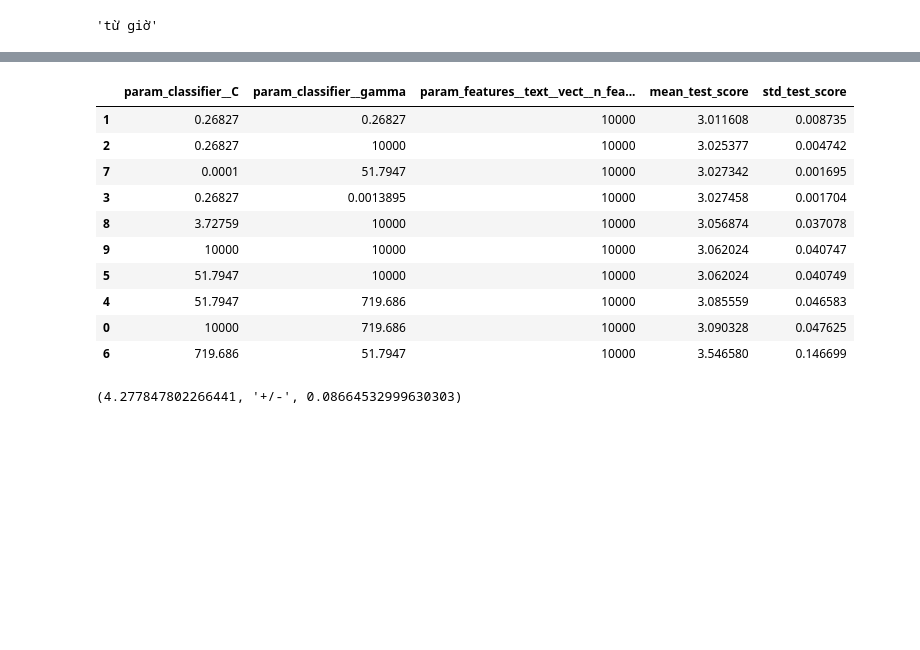
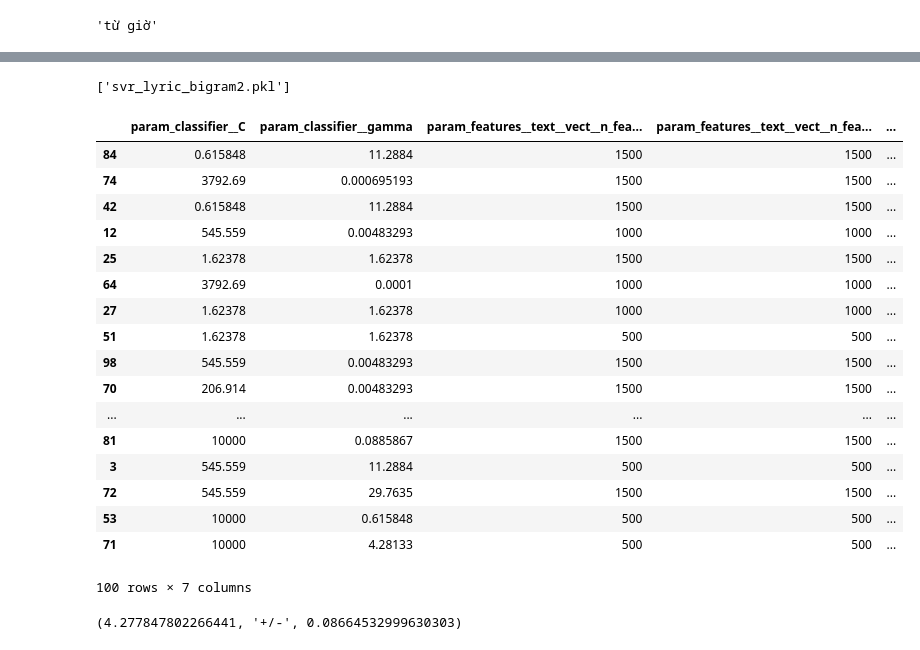
Before and after one commit to vuthede/zalo-hit-song-prediction, a Jupyter notebook: Members/Ben/BenLyrics.ipynb, the cells around one changed output, grey strips where cells are left out. Saved outputs shown, nothing was run; the diff lists cells and outputs as text; code cells hidden in the pictures; blank space fills up the shorter version.

Commit message:
added 2.9 RMSE lyric feature and source

```diff
--- a/Members/Ben/BenLyrics.ipynb
+++ b/Members/Ben/BenLyrics.ipynb
@@ -141,9 +141,9 @@ rmse_scorer = make_scorer(rmse, greater_is_better=False)
 #http://scikit-learn.org/stable/auto_examples/svm/plot_separating_hyperplane_unbalanced.html
 model=SVR(kernel="rbf", C=np.logspace(-4, 4, 8))
 model_lc="classifier__gamma"
-values = np.logspace(-4, 4, 4)
+values = np.logspace(-4, 4, 20)
 model_lc_2 = "classifier__C"
-values2 =  np.logspace(-4, 4, 8)[0:4]
+values2 = np.logspace(-4, 4, 20)
 
 
 model_pipeline = Pipeline([
@@ -153,8 +153,8 @@ model_pipeline = Pipeline([
 
 #param_range = np.logspace(1, 10, 5)
 
-parameters = {'features__text__vect__n_features': np.array([1e3,1e4,1e5]).astype('int64'),
-              'features__text__vect__ngram_range': [(1,1)],# [(1,1), (1, 2),], # try bigrams or unigrams
+parameters = {'features__text__vect__n_features': np.array([0.5e3, 1e3,1.5e3]).astype('int64'),
+              'features__text__vect__ngram_range': [(1,1), (1,2)],# [(1,1), (1, 2),], # try bigrams or unigrams
               model_lc: values,
               model_lc_2:values2,
              }
@@ -167,7 +167,7 @@ gs_clf = RandomizedSearchCV(model_pipeline,
                       n_jobs=-1,
                       return_train_score=False,
                       error_score='raise',
-                      n_iter=10,
+                      n_iter=100,
                       verbose=10
                     )
 
@@ -177,5 +177,5 @@ gs_clf.fit(df_train, df_train.label)
 
 print(gs_clf.cv_results_['mean_test_score'][gs_clf.best_index_], "+/-" ,gs_clf.cv_results_['std_test_score'][gs_clf.best_index_])
 print(gs_clf.best_score_, gs_clf.best_params_)
-pd.DataFrame(gs_clf.cv_results_).to_csv('svr_lyric_unigram2.csv')
+pd.DataFrame(gs_clf.cv_results_).to_csv('svr_lyric_bigram2.csv')
 # %% [output]
@@ -201,0 +202,5 @@ pd.DataFrame(gs_clf.cv_results_).to_csv('svr_lyric_unigram.csv')
+# %%
+from sklearn.externals import joblib
+joblib.dump(gs_clf.best_estimator_, 'svr_lyric_bigram2.pkl')
+# %% [output]
+['svr_lyric_bigram2.pkl']
@@ -202,17 +209,24 @@ pd.DataFrame(gs_clf.cv_results_).to_csv('svr_lyric_unigram.csv')
 # %%
-pd.DataFrame(gs_clf.cv_results_)[['param_classifier__C','param_classifier__gamma', 'param_features__text__vect__n_features','mean_test_score', 'std_test_score']].sort_values('mean_test_score')
+pd.DataFrame(gs_clf.cv_results_)[['param_classifier__C','param_classifier__gamma', 'param_features__text__vect__n_features', 'param_features__text__vect__n_features', 'param_features__text__vect__ngram_range','mean_test_score', 'std_test_score']].sort_values('mean_test_score', ascending=False)
 # %% [output]
-|  | param_classifier__C | param_classifier__gamma | param_features__text__vect__n_fea... | mean_test_score | std_test_score |
-| 1 | 0.26827 | 0.26827 | 10000 | 3.011608 | 0.008735 |
-| 2 | 0.26827 | 10000 | 10000 | 3.025377 | 0.004742 |
-| 7 | 0.0001 | 51.7947 | 10000 | 3.027342 | 0.001695 |
-| 3 | 0.26827 | 0.0013895 | 10000 | 3.027458 | 0.001704 |
-| 8 | 3.72759 | 10000 | 10000 | 3.056874 | 0.037078 |
-| 9 | 10000 | 10000 | 10000 | 3.062024 | 0.040747 |
-| 5 | 51.7947 | 10000 | 10000 | 3.062024 | 0.040749 |
-| 4 | 51.7947 | 719.686 | 10000 | 3.085559 | 0.046583 |
-| 0 | 10000 | 719.686 | 10000 | 3.090328 | 0.047625 |
-| 6 | 719.686 | 51.7947 | 10000 | 3.546580 | 0.146699 |
+|  | param_classifier__C | param_classifier__gamma | param_features__text__vect__n_fea... | param_features__text__vect__n_fea... | ... |
+| 84 | 0.615848 | 11.2884 | 1500 | 1500 | ... |
+| 74 | 3792.69 | 0.000695193 | 1500 | 1500 | ... |
+| 42 | 0.615848 | 11.2884 | 1500 | 1500 | ... |
+| 12 | 545.559 | 0.00483293 | 1000 | 1000 | ... |
+| 25 | 1.62378 | 1.62378 | 1500 | 1500 | ... |
+| 64 | 3792.69 | 0.0001 | 1000 | 1000 | ... |
+| 27 | 1.62378 | 1.62378 | 1000 | 1000 | ... |
+| 51 | 1.62378 | 1.62378 | 500 | 500 | ... |
+| 98 | 545.559 | 0.00483293 | 1500 | 1500 | ... |
+| 70 | 206.914 | 0.00483293 | 1500 | 1500 | ... |
+| ... | ... | ... | ... | ... | ... |
+| 81 | 10000 | 0.0885867 | 1500 | 1500 | ... |
+| 3 | 545.559 | 11.2884 | 500 | 500 | ... |
+| 72 | 545.559 | 29.7635 | 1500 | 1500 | ... |
+| 53 | 10000 | 0.615848 | 500 | 500 | ... |
+| 71 | 10000 | 4.28133 | 500 | 500 | ... |
+100 rows × 7 columns
 # %%
 import sklearn
 def rmse(targets, predictions):
```
Also changed, not shown: parts of 8 cells of this notebook, 2 other files.
